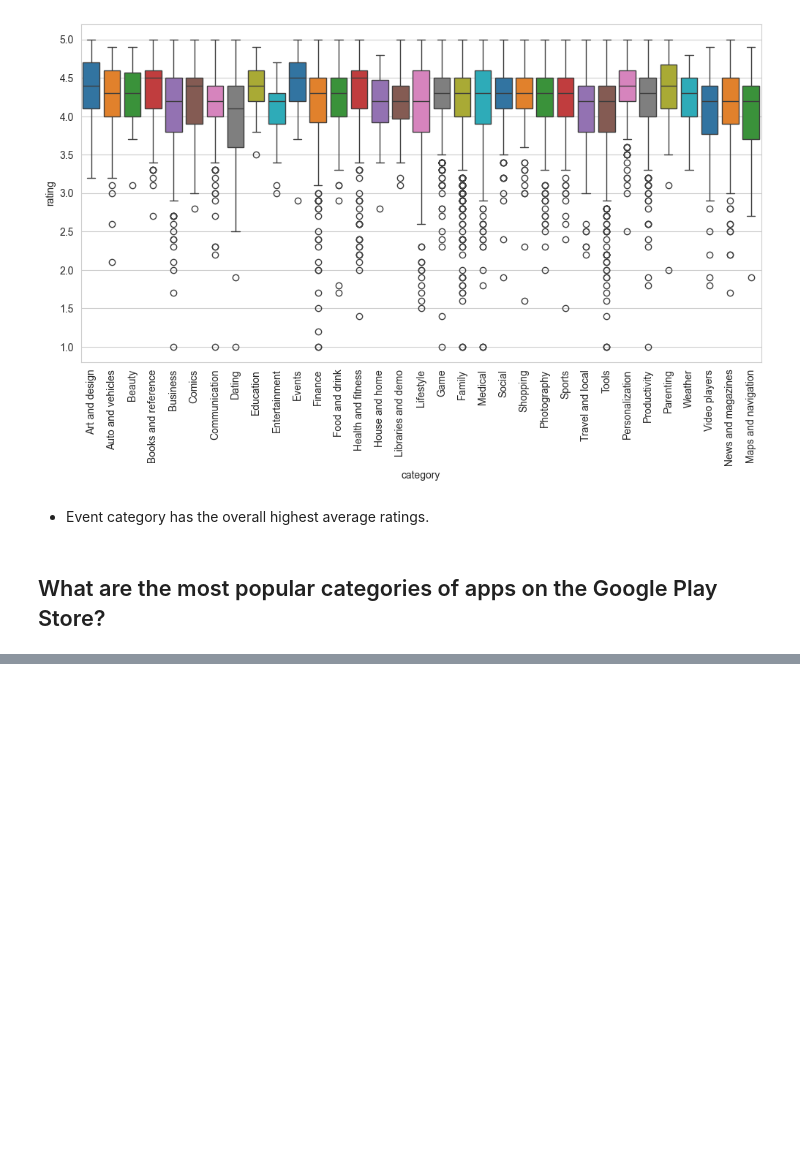
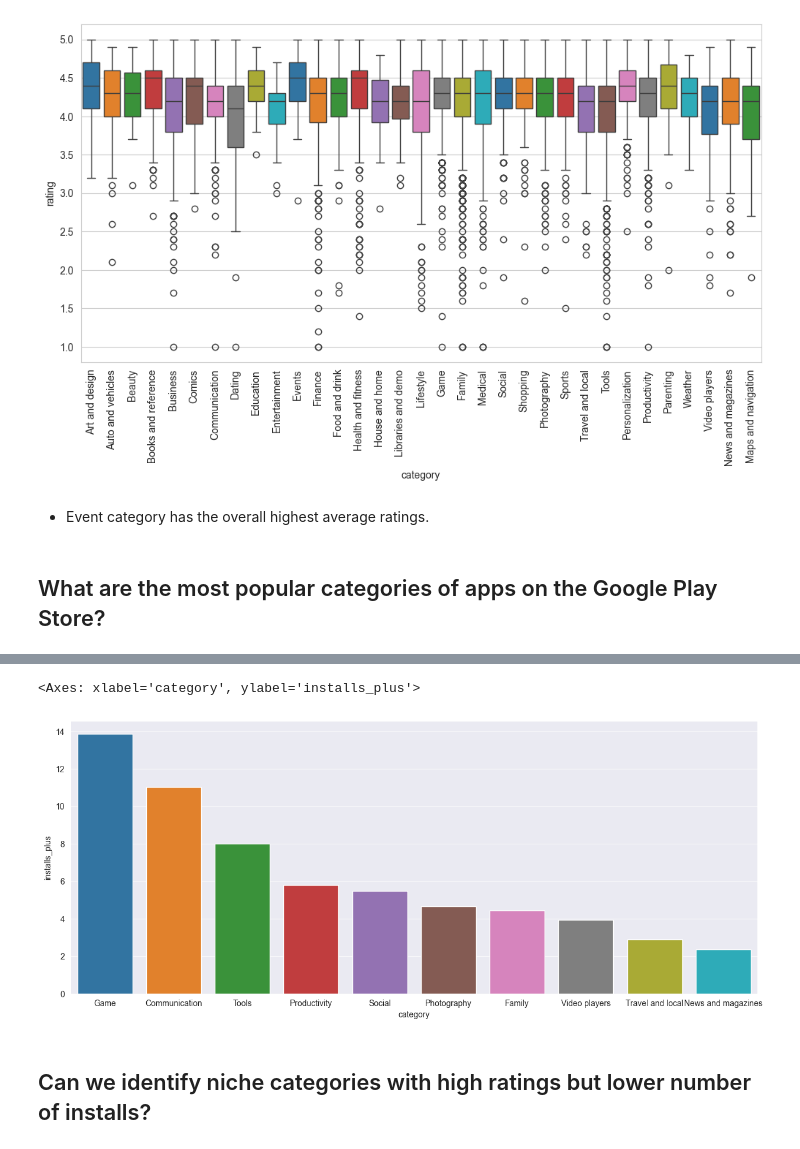
Before and after one commit to ali-bin-kashif/google-play-store-eda, a Jupyter notebook: google-play-store-eda.ipynb, the cells around one changed output, grey strips where cells are left out. Saved outputs shown, nothing was run; the diff lists cells and outputs as text; code cells hidden in the pictures; blank space fills up the shorter version.

Commit message:
Added charts for category analysis

```diff
--- a/google-play-store-eda.ipynb
+++ b/google-play-store-eda.ipynb
@@ -569,0 +597,3 @@ plt.show()
+# %%
+popular_categories = google_play_data.groupby('category')['installs_plus'].sum().sort_values(ascending=False).nlargest(10).to_frame()
+popular_categories
@@ -569,0 +613,3 @@ plt.show()
+# %%
+popular_categories = round(popular_categories/1000000000,2)
+popular_categories
@@ -569,0 +629,10 @@ plt.show()
+# %%
+
+
+set_size_style(15,6,'darkgrid')
+sns.barplot(data=popular_categories, x='category', y='installs_plus', hue='category')
+# %% [output]
+<Axes: xlabel='category', ylabel='installs_plus'>
+[figure, added]
+# %% [markdown]
+## Can we identify niche categories with high ratings but lower number of installs?
```
Also changed, not shown: parts of 14 cells of this notebook.
